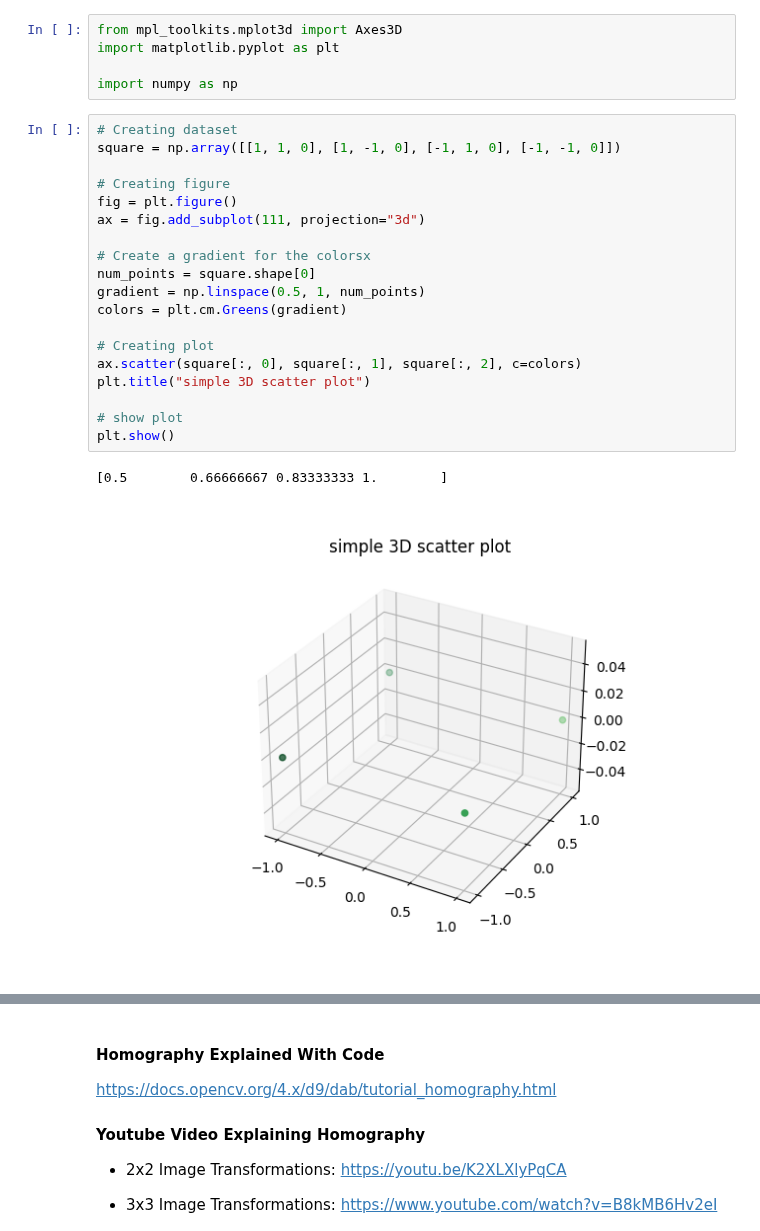
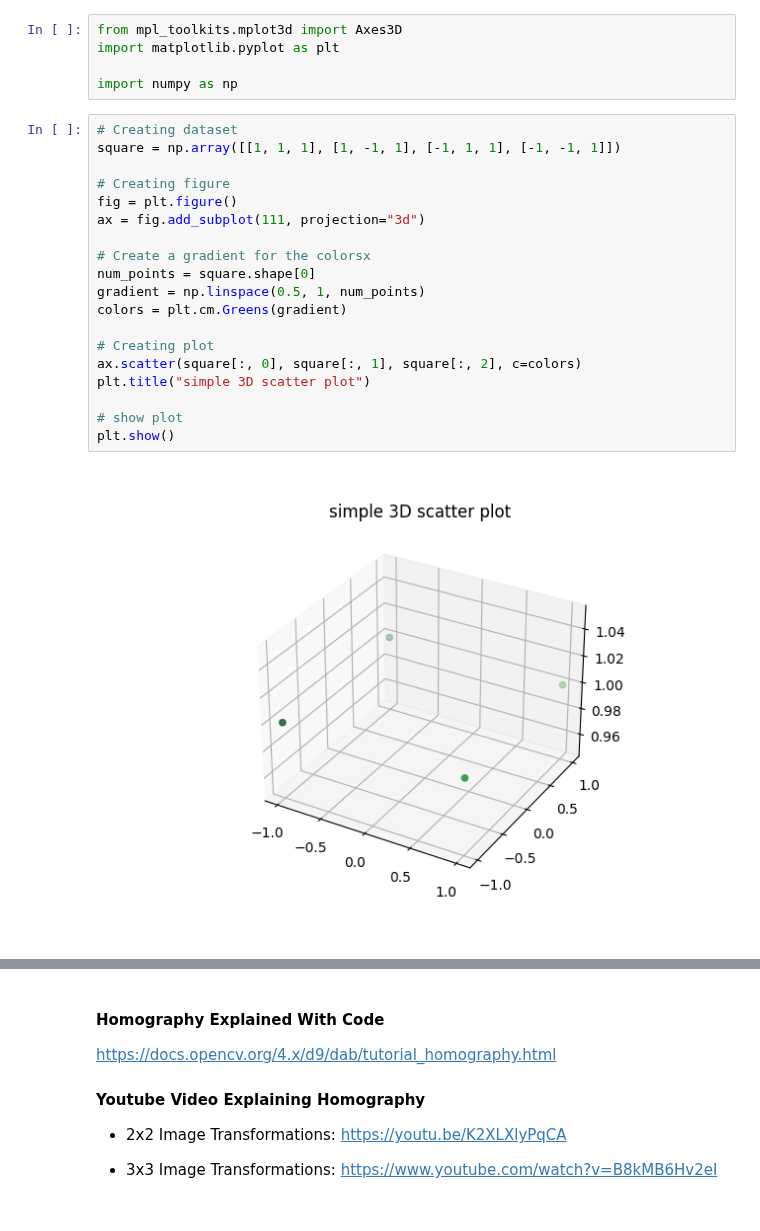
Before and after one commit to JoshuaG-K/transformation-visualization-tool, a Jupyter notebook: transformations.ipynb, the cells around one changed output, grey strips where cells are left out. Cells and saved outputs as stored; diff of their text form.

```diff
--- a/transformations.ipynb
+++ b/transformations.ipynb
@@ -15,23 +15,22 @@ import matplotlib.pyplot as plt
 import numpy as np
 # %%
 # Creating dataset
-square = np.array([[1, 1, 0], [1, -1, 0], [-1, 1, 0], [-1, -1, 0]])
+square = np.array([[1, 1, 1], [1, -1, 1], [-1, 1, 1], [-1, -1, 1]])
 
 # Creating figure
 fig = plt.figure()
 ax = fig.add_subplot(111, projection="3d")
 
 # Create a gradient for the colorsx
 num_points = square.shape[0]
 gradient = np.linspace(0.5, 1, num_points)
 colors = plt.cm.Greens(gradient)
 
 # Creating plot
 ax.scatter(square[:, 0], square[:, 1], square[:, 2], c=colors)
 plt.title("simple 3D scatter plot")
 
 # show plot
 plt.show()
 # %% [output]
-[0.5        0.66666667 0.83333333 1.        ]
-[figure, old version]
+[figure, new version]
```
Also changed, not shown: parts of 1 cell of this notebook.
